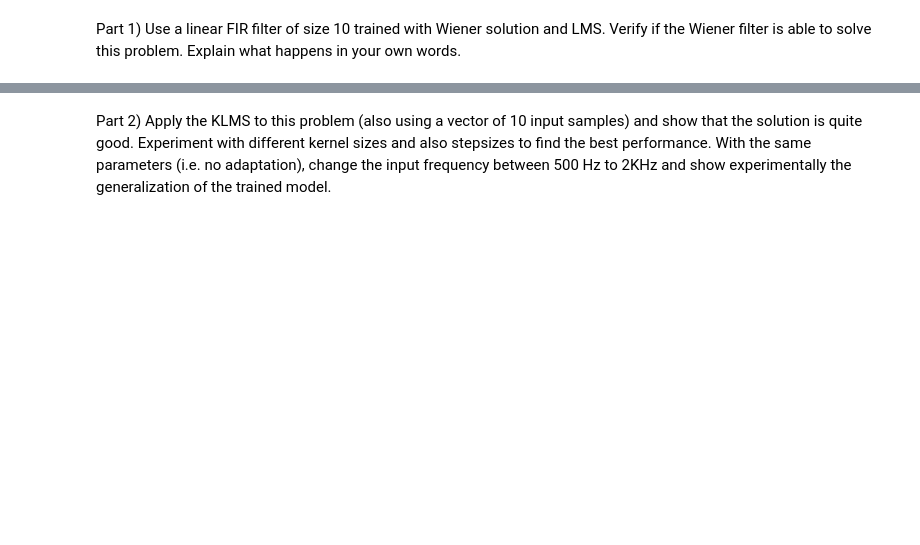
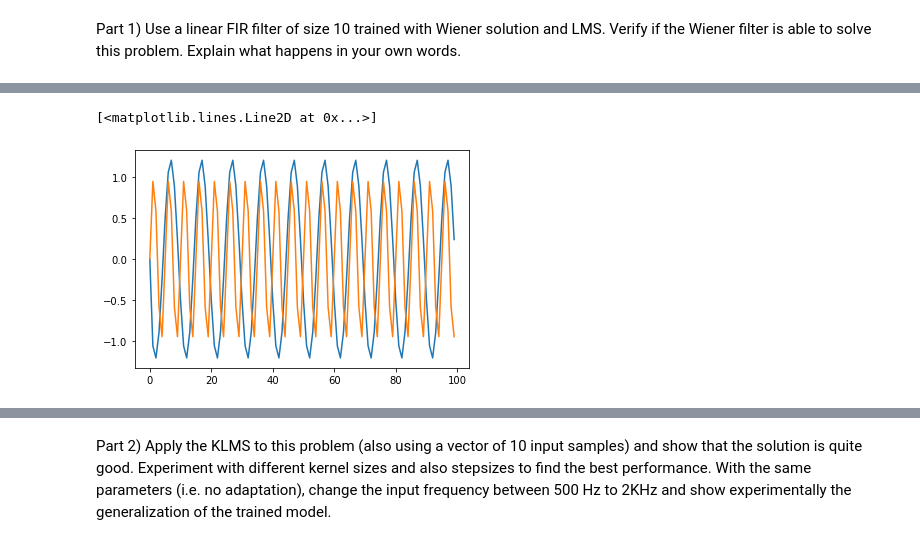
Before and after one commit to IanGMalone/Frequency_Doubling_Adaptive_Filtering, a Jupyter notebook: Frequency Doubling.ipynb, the cells around one changed output, grey strips where cells are left out. Saved outputs shown, nothing was run; the diff lists cells and outputs as text; code cells hidden in the pictures; blank space fills up the shorter version.

```diff
--- a/Frequency Doubling.ipynb
+++ b/Frequency Doubling.ipynb
@@ -57,6 +55,31 @@ class Wiener():
         w_opt = np.linalg.inv(R)*P
 
         return w_opt
+
+
+
+class LMS():
+
+    def __init__(self, step_size, order):
+        self.step_size = step_size
+        self.order = order
+
+    def learn(self, u, d):
+
+        # initialize
+        f = np.zeros(len(d))
+        e = np.zeros(len(d))
+        w = np.random.rand(self.order)
+        w_trk = np.zeros((len(d)-self.order, self.order))
+
+        # compute
+        for i in range(1, len(d)-self.order):
+            y = np.dot(w,u[i:i+self.order])
+            e[i] = d[i+self.order] - y
+            w = w + (self.step_size * e[i] * u[i])
+            f[i] = y
+            w_trk[i] = w
+        return f, w_trk, e
 
 
 
@@ -161,7 +184,7 @@ class QKLMS(GaussianKernel):
                 else:
                     center_vectors = np.vstack((center_vectors, input_signal[i:i+(self.order)]))  ## HIGHTLIGHT np.vstack
                     size = np.append(size, size[-1]+1)
-                    coefficients[i] = coefficients[i-1] + self.step_size * errors[i]
+                    coefficients[i] = self.step_size * errors[i]  # coefficients[i-1] +
                     #size.append[size[-1]+1]
 
             distance = []
@@ -254,0 +298,3 @@ Use a linear FIR filter of size 10 trained with Wiener solution and LMS. Verify
+# %%
+lms_part1 = LMS(step_size=0.1, order=10)
+outputs_lms_part1, w_trk_lms_part1, error_lms_part1 = lms_part1.learn(sine_1k, sine_2k)
@@ -254,0 +303,6 @@ Use a linear FIR filter of size 10 trained with Wiener solution and LMS. Verify
+# %%
+plt.plot(outputs_lms_part1[:100])
+plt.plot(sine_2k[:100])
+# %% [output]
+[<matplotlib.lines.Line2D at 0x...>]
+[figure, added]
```
Also changed, not shown: parts of 24 cells of this notebook.
